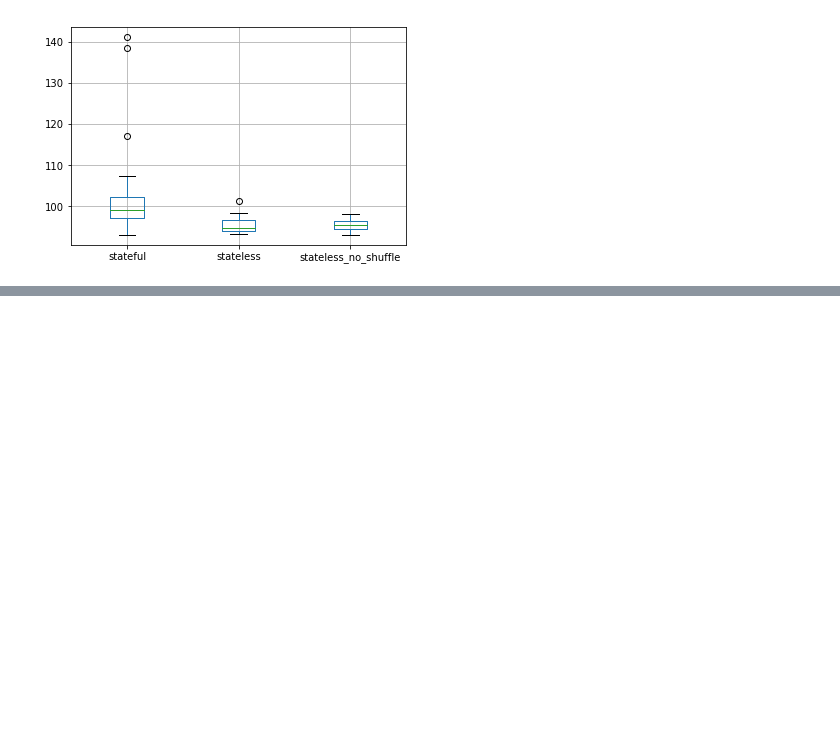
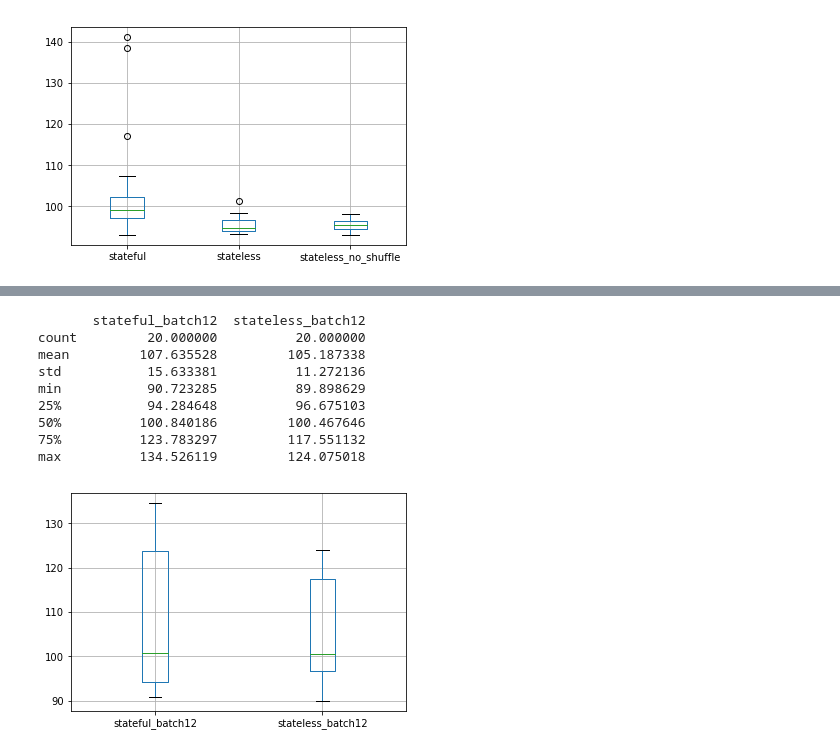
Before and after one commit to WenWeiKun-byte/Keras_Lkl, a Jupyter notebook: Keras_tmp.ipynb, the cells around one changed output, grey strips where cells are left out. Drawn from its saved outputs; the diff is of its cells as text; code cells hidden in the pictures; blank space fills up the shorter version.

```diff
--- a/Keras_tmp.ipynb
+++ b/Keras_tmp.ipynb
@@ -536,0 +692,25 @@ X.shape
+# %%
+from pandas import DataFrame
+from pandas import read_csv
+from matplotlib import pyplot
+# load results into a dataframe
+filenames = ['experiment_stateful_batch12.csv', 'experiment_stateless_batch12.csv']
+results = DataFrame()
+for name in filenames:
+	results[name[11:-4]] = read_csv(name, header=0)
+# describe all results
+print(results.describe())
+# box and whisker plot
+results.boxplot()
+pyplot.show()
+# %% [output]
+       stateful_batch12  stateless_batch12
+count         20.000000          20.000000
+mean         107.635528         105.187338
+std           15.633381          11.272136
+min           90.723285          89.898629
+25%           94.284648          96.675103
+50%          100.840186         100.467646
+75%          123.783297         117.551132
+max          134.526119         124.075018
+[figure, added]
```
Also changed, not shown: parts of 14 cells of this notebook, 7 other files.
